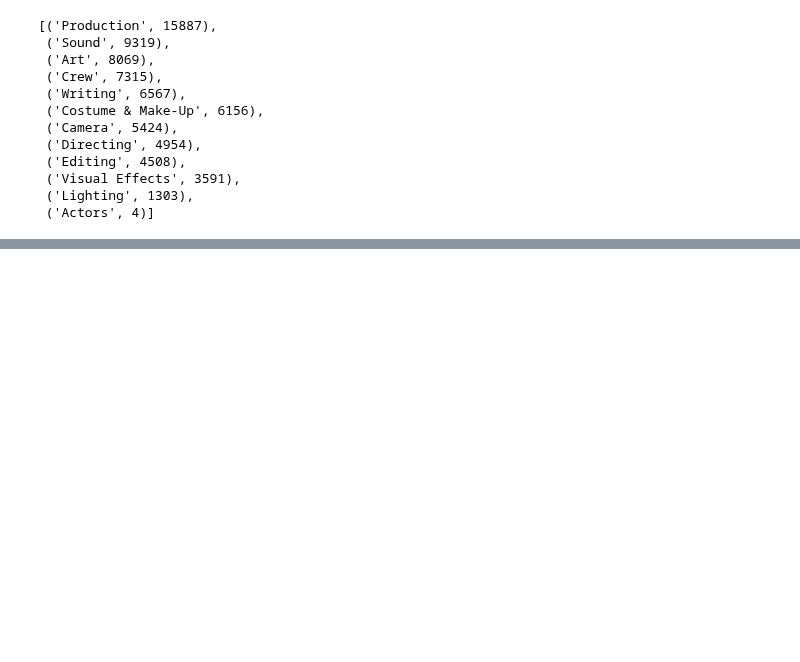
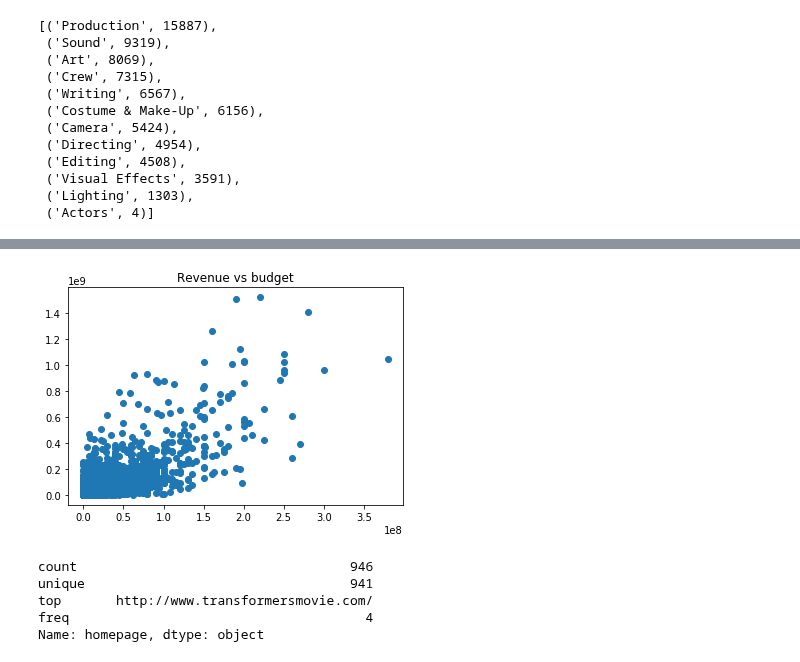
Before and after one commit to Kuntya/Capstone-Project-1, a Jupyter notebook: Capstone Project 1.ipynb, the cells around one changed output, grey strips where cells are left out. Saved outputs shown, nothing was run; the diff lists cells and outputs as text; code cells hidden in the pictures; blank space fills up the shorter version.

```diff
--- a/Capstone Project 1.ipynb
+++ b/Capstone Project 1.ipynb
@@ -555,0 +793,15 @@ Counter([i for j in list_of_crew_names for i in j]).most_common(15)
+# %%
+plt.scatter(train['budget'], train['revenue'])
+plt.title('Revenue vs budget')
+plt.show()
+# %% [output]
+[figure, added]
+# %%
+#Homepage
+train['homepage'].describe()
+# %% [output]
+count                                   946
+unique                                  941
+top       http://www.transformersmovie.com/
+freq                                      4
+Name: homepage, dtype: object
```
Also changed, not shown: parts of 43 cells of this notebook.
